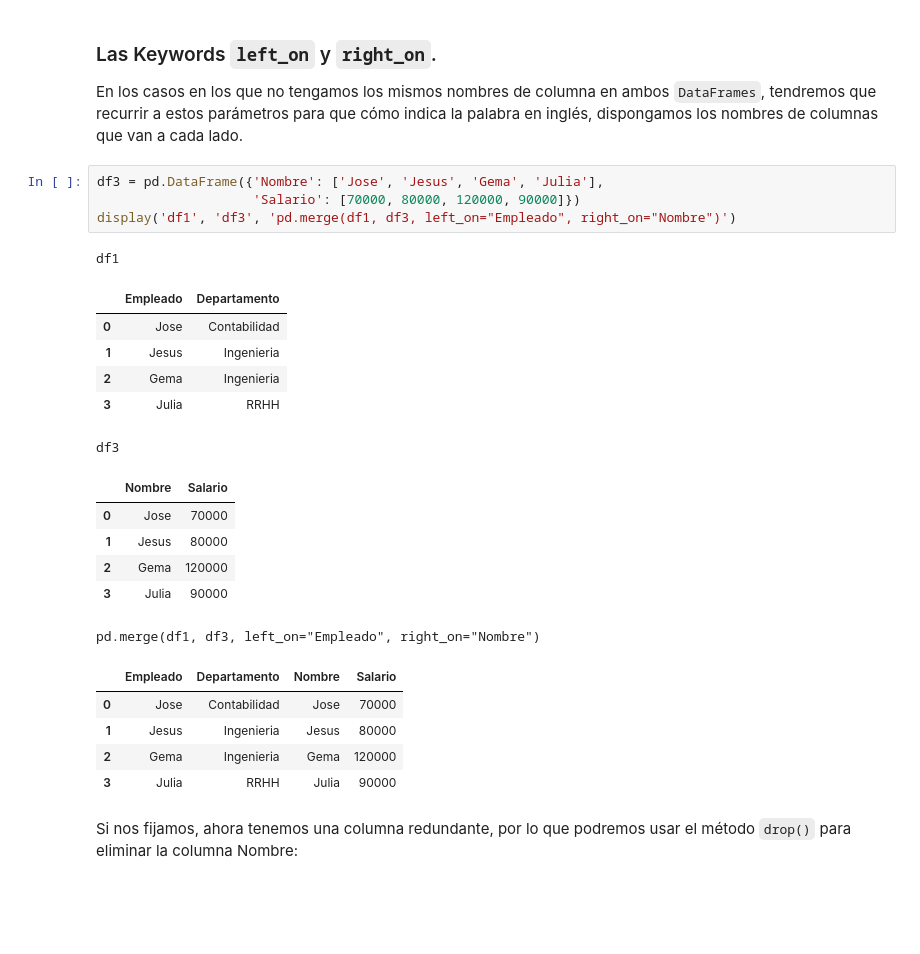
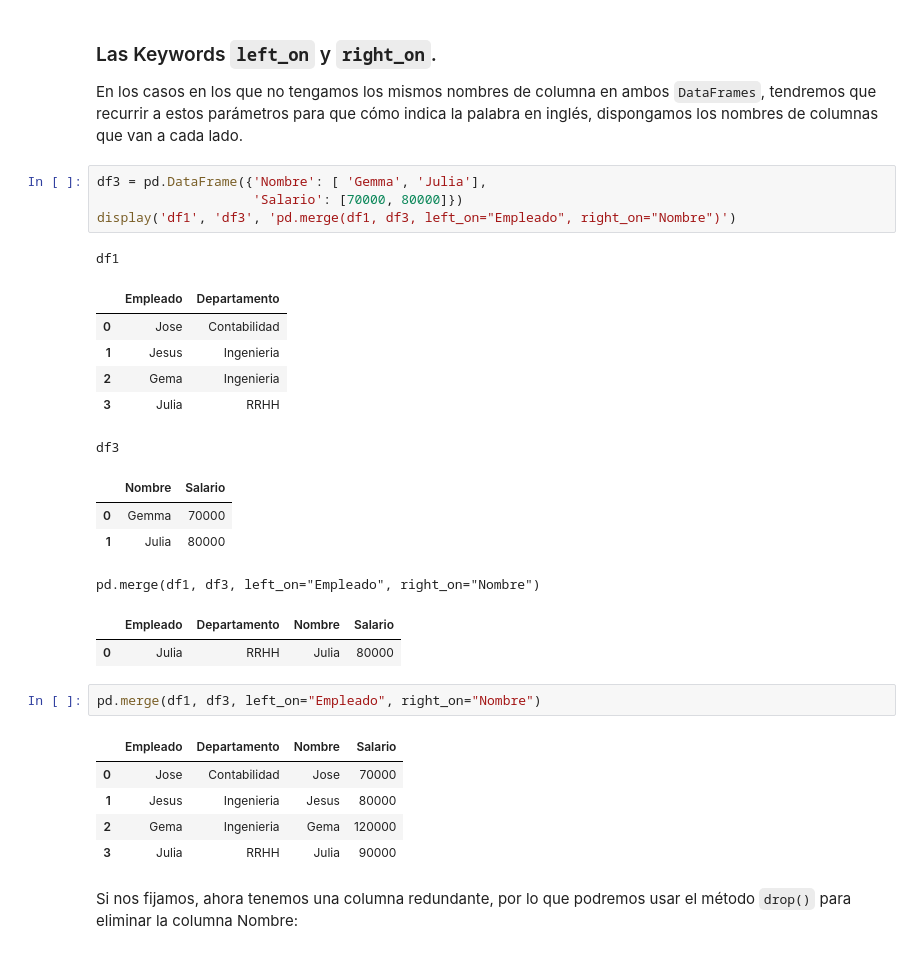
Before and after one commit to diego-dng/1025_DS_VITORIA, a Jupyter notebook: 2-Data_analysis/2-Pandas/Teoría/4_Combinar_Datasets.ipynb, the cells around one changed output. Saved outputs shown, nothing was run; the diff lists cells and outputs as text; blank space fills up the shorter version.

```diff
--- a/2-Data_analysis/2-Pandas/Teoría/4_Combinar_Datasets.ipynb
+++ b/2-Data_analysis/2-Pandas/Teoría/4_Combinar_Datasets.ipynb
@@ -508,28 +509,31 @@ Esta funcionalidad sólo funcionará si tenemos la columna de Empleado en ambas
 
 En los casos en los que no tengamos los mismos nombres de columna en ambos ``DataFrames``, tendremos que recurrir a estos parámetros para que cómo indica la palabra en inglés, dispongamos los nombres de columnas que van a cada lado.
 # %%
-df3 = pd.DataFrame({'Nombre': ['Jose', 'Jesus', 'Gema', 'Julia'],
-                    'Salario': [70000, 80000, 120000, 90000]})
+df3 = pd.DataFrame({'Nombre': [ 'Gemma', 'Julia'],
+                    'Salario': [70000, 80000]})
 display('df1', 'df3', 'pd.merge(df1, df3, left_on="Empleado", right_on="Nombre")')
 # %% [output]
 df1
 |  | Empleado | Departamento |
 | 0 | Jose | Contabilidad |
 | 1 | Jesus | Ingenieria |
 | 2 | Gema | Ingenieria |
 | 3 | Julia | RRHH |
 df3
 |  | Nombre | Salario |
-| 0 | Jose | 70000 |
-| 1 | Jesus | 80000 |
-| 2 | Gema | 120000 |
-| 3 | Julia | 90000 |
+| 0 | Gemma | 70000 |
+| 1 | Julia | 80000 |
 pd.merge(df1, df3, left_on="Empleado", right_on="Nombre")
 |  | Empleado | Departamento | Nombre | Salario |
-| 0 | Jose | Contabilidad | Jose | 70000 |
-| 1 | Jesus | Ingenieria | Jesus | 80000 |
-| 2 | Gema | Ingenieria | Gema | 120000 |
-| 3 | Julia | RRHH | Julia | 90000 |
+| 0 | Julia | RRHH | Julia | 80000 |
+# %%
+pd.merge(df1, df3, left_on="Empleado", right_on="Nombre")
+# %% [output]
+|  | Empleado | Departamento | Nombre | Salario |
+| 0 | Jose | Contabilidad | Jose | 70000 |
+| 1 | Jesus | Ingenieria | Jesus | 80000 |
+| 2 | Gema | Ingenieria | Gema | 120000 |
+| 3 | Julia | RRHH | Julia | 90000 |
 # %% [markdown]
 Si nos fijamos, ahora tenemos una columna redundante, por lo que podremos usar el método ``drop()`` para eliminar la columna Nombre:
 # %%
```
Also changed, not shown: parts of 21 cells of this notebook, 37 other files.
